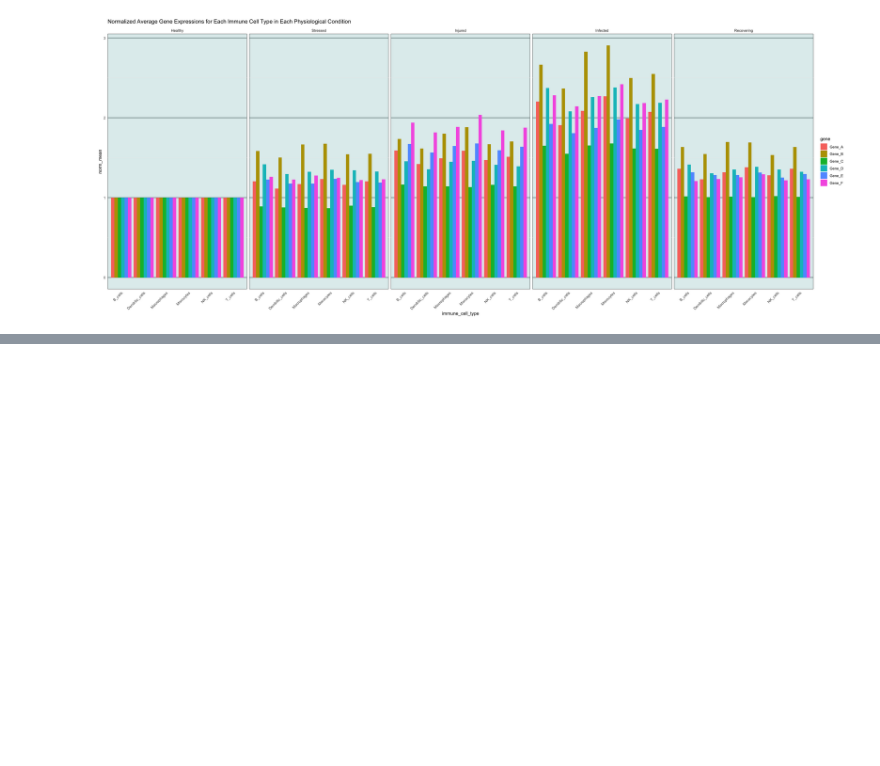
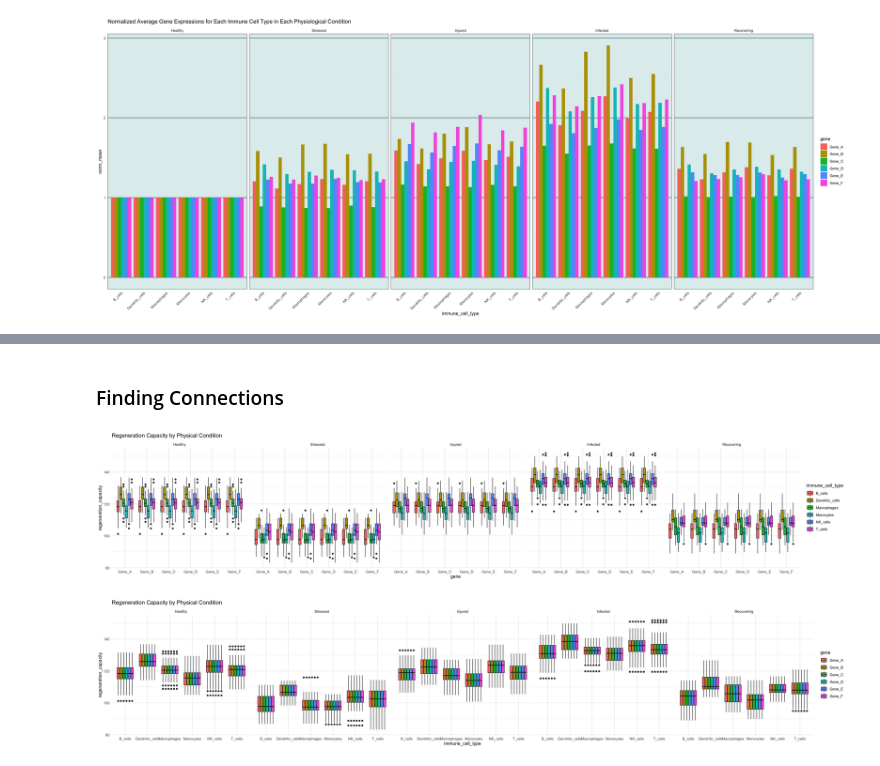
Before and after one commit to Ploenypp/bio-phys-inform_workbooks, a Jupyter notebook: biostats_project/sharks_immunity.ipynb, the cells around one changed output, grey strips where cells are left out. Cells and saved outputs as stored; diff of their text form; code cells hidden in the pictures; blank space fills up the shorter version.

Commit message:
initial attempt at finding other connections

```diff
--- a/biostats_project/sharks_immunity.ipynb
+++ b/biostats_project/sharks_immunity.ipynb
@@ -508,0 +518,17 @@ ggplot(norm_gene_expr_means, aes(x=immune_cell_type, y=norm_mean, fill=gene)) +
+# %% [markdown]
+### Finding Connections
+# %%
+ggplot(sharks_gene_expr_split, aes(x=gene, y=regeneration_capacity, fill=immune_cell_type)) +
+    geom_boxplot() +
+    facet_grid(~ physiological_condition) +
+    theme_minimal() +
+    ggtitle("Regeneration Capacity by Physical Condition")
+
+ggplot(sharks_gene_expr_split, aes(x=immune_cell_type, y=regeneration_capacity, fill=gene)) +
+    geom_boxplot() +
+    facet_grid(~ physiological_condition) +
+    theme_minimal() +
+    ggtitle("Regeneration Capacity by Physical Condition")
+# %% [output]
+[figure, added]
+[figure, added]
```
Also changed, not shown: parts of 5 cells of this notebook.
